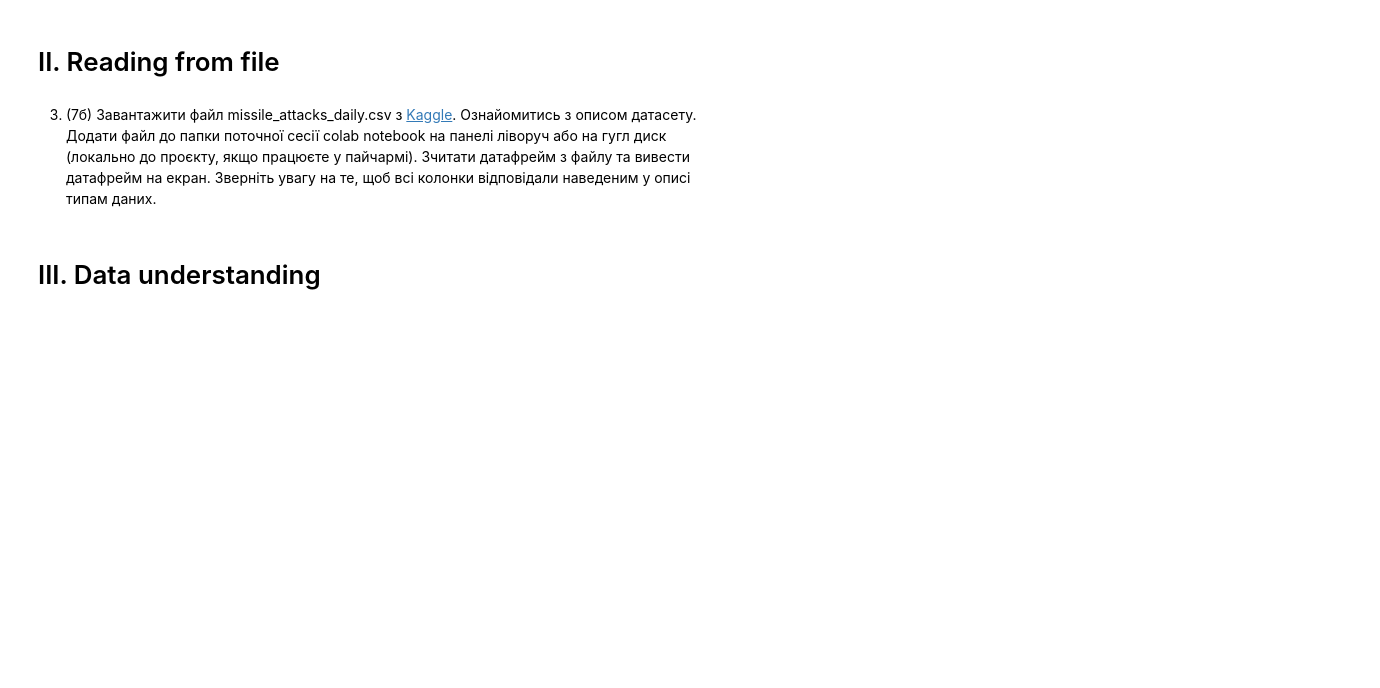
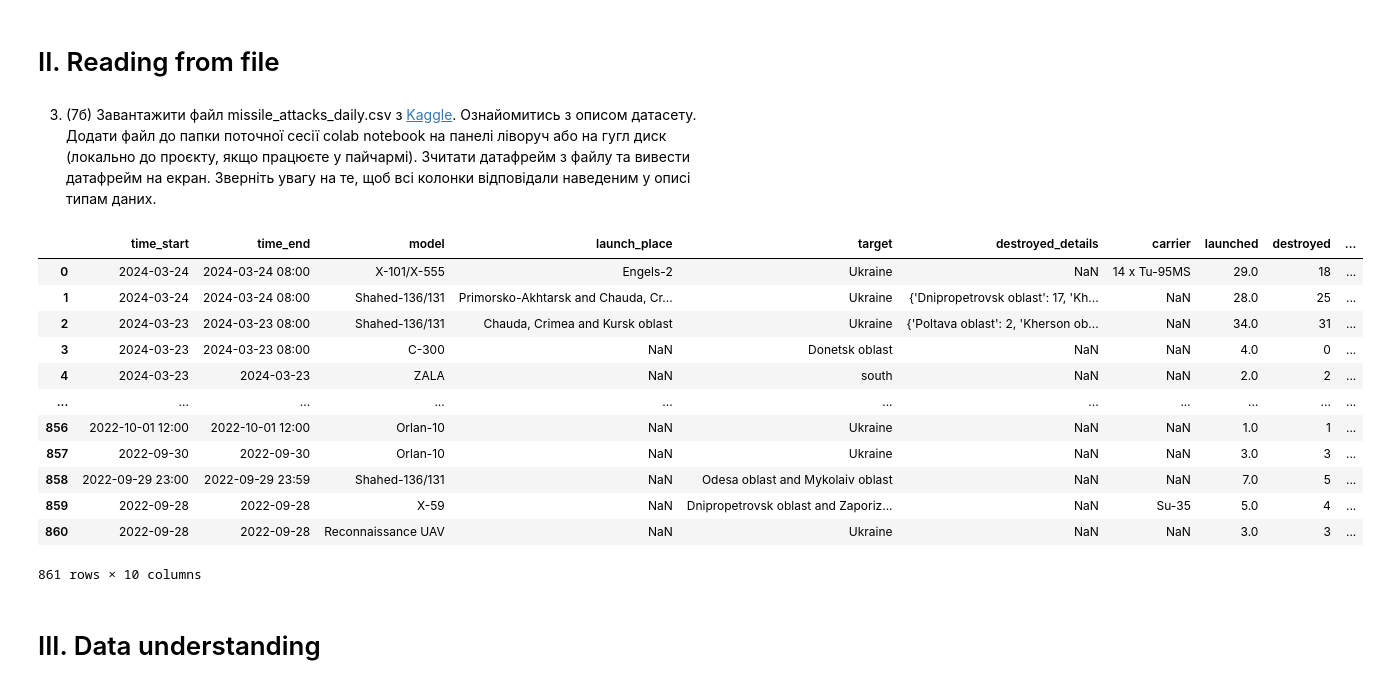
Before and after one commit to VasylPupok/labs_python, a Jupyter notebook: lab9/python_practice_9.ipynb, the cells around one changed output. Drawn from its saved outputs; the diff is of its cells as text; code cells hidden in the pictures; blank space fills up the shorter version.

```diff
--- a/lab9/python_practice_9.ipynb
+++ b/lab9/python_practice_9.ipynb
@@ -58,6 +59,23 @@ Updated Pipfile.lock (5ccee765aded62db69e01b94289622567ea7831a58d7602127adde0a53
 # II. Reading from file
 # %% [markdown]
 3. (7б) Завантажити файл missile_attacks_daily.csv з [Kaggle](https://www.kaggle.com/datasets/piterfm/massive-missile-attacks-on-ukraine?select=missile_attacks_daily.csv). Ознайомитись з описом датасету. Додати файл до папки поточної сесії colab notebook на панелі ліворуч або на гугл диск (локально до проєкту, якщо працюєте у пайчармі). Зчитати датафрейм з файлу та вивести датафрейм на екран. Зверніть увагу на те, щоб всі колонки відповідали наведеним у описі типам даних.
+# %%
+missles_data = pd.read_csv("./missile_attacks_daily.csv", parse_dates=True, sep=",")
+missles_data
+# %% [output]
+|  | time_start | time_end | model | launch_place | target | destroyed_details | carrier | launched | destroyed | ... |
+| 0 | 2024-03-24 | 2024-03-24 08:00 | X-101/X-555 | Engels-2 | Ukraine | NaN | 14 x Tu-95MS | 29.0 | 18 | ... |
+| 1 | 2024-03-24 | 2024-03-24 08:00 | Shahed-136/131 | Primorsko-Akhtarsk and Chauda, Cr... | Ukraine | {'Dnipropetrovsk oblast': 17, 'Kh... | NaN | 28.0 | 25 | ... |
+| 2 | 2024-03-23 | 2024-03-23 08:00 | Shahed-136/131 | Chauda, Crimea and Kursk oblast | Ukraine | {'Poltava oblast': 2, 'Kherson ob... | NaN | 34.0 | 31 | ... |
+| 3 | 2024-03-23 | 2024-03-23 08:00 | C-300 | NaN | Donetsk oblast | NaN | NaN | 4.0 | 0 | ... |
+| 4 | 2024-03-23 | 2024-03-23 | ZALA | NaN | south | NaN | NaN | 2.0 | 2 | ... |
+| ... | ... | ... | ... | ... | ... | ... | ... | ... | ... | ... |
+| 856 | 2022-10-01 12:00 | 2022-10-01 12:00 | Orlan-10 | NaN | Ukraine | NaN | NaN | 1.0 | 1 | ... |
+| 857 | 2022-09-30 | 2022-09-30 | Orlan-10 | NaN | Ukraine | NaN | NaN | 3.0 | 3 | ... |
+| 858 | 2022-09-29 23:00 | 2022-09-29 23:59 | Shahed-136/131 | NaN | Odesa oblast and Mykolaiv oblast | NaN | NaN | 7.0 | 5 | ... |
+| 859 | 2022-09-28 | 2022-09-28 | X-59 | NaN | Dnipropetrovsk oblast and Zaporiz... | NaN | Su-35 | 5.0 | 4 | ... |
+| 860 | 2022-09-28 | 2022-09-28 | Reconnaissance UAV | NaN | Ukraine | NaN | NaN | 3.0 | 3 | ... |
+861 rows × 10 columns
 # %% [markdown]
 # III. Data understanding
 # %% [markdown]
```
Also changed, not shown: parts of 21 cells of this notebook, 3 other files.
